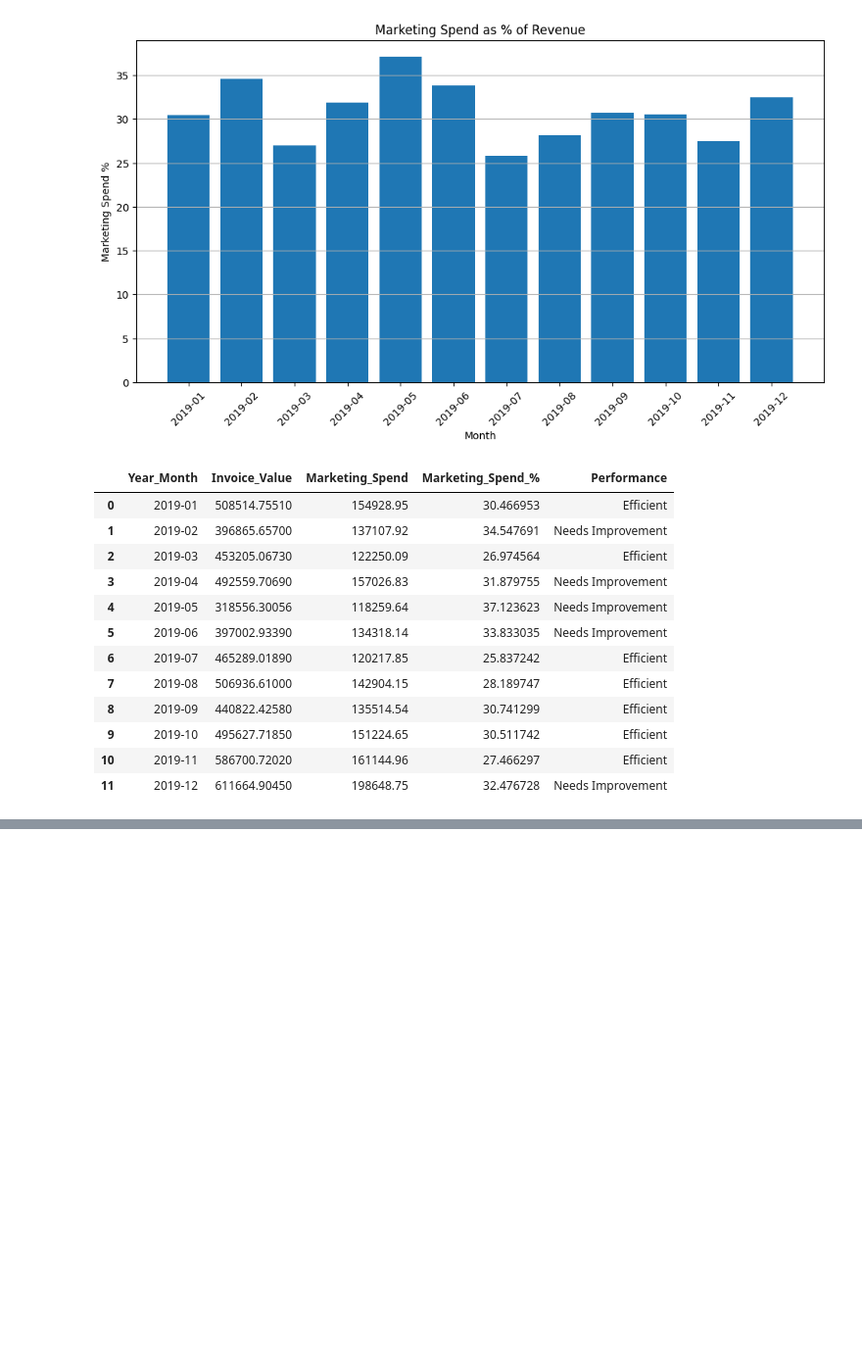
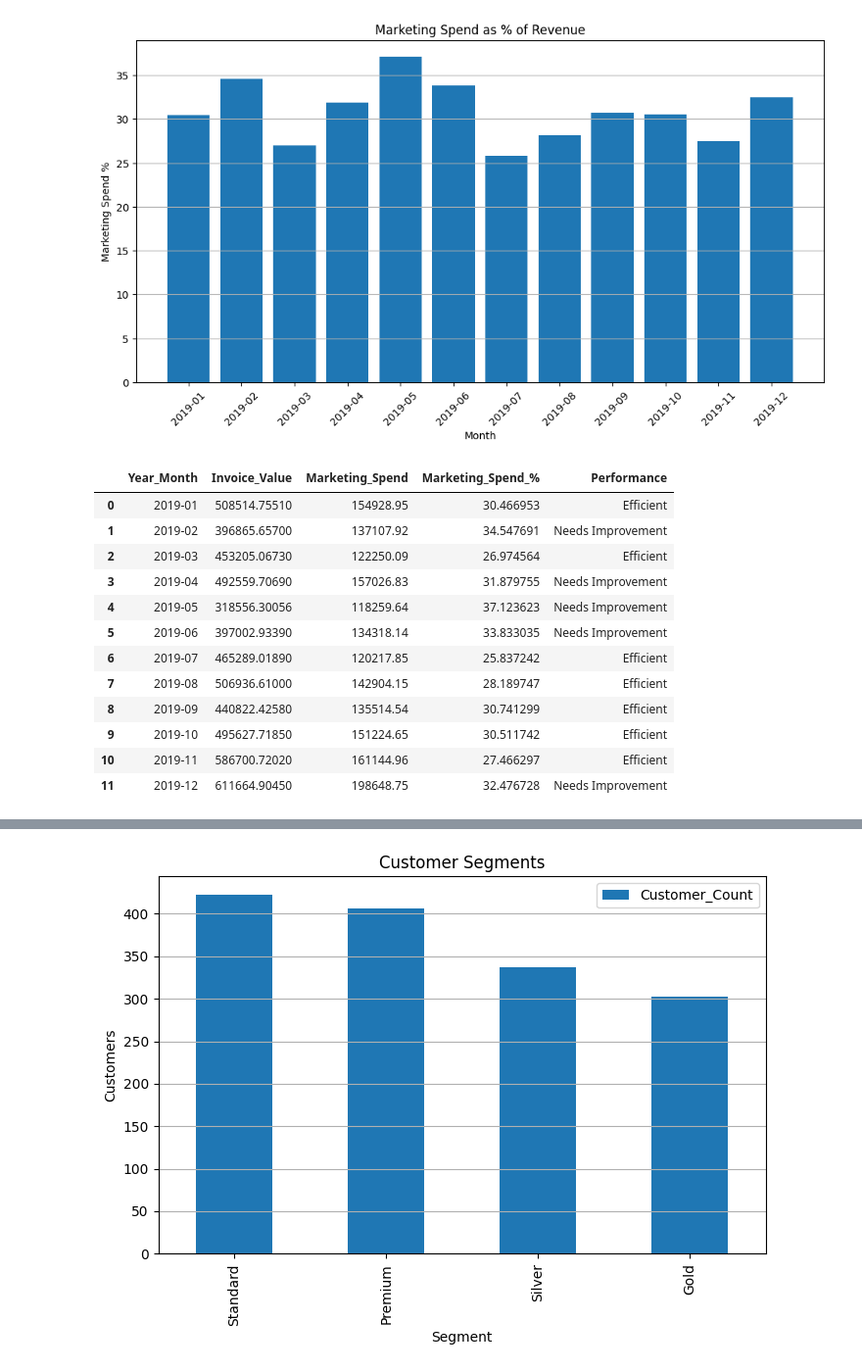
Before and after one commit to anp2/Declarative-Pipeline, a Jupyter notebook: EcommProj.ipynb, the cells around one changed output, grey strips where cells are left out. Shown at 98% size. Cells and saved outputs as stored; diff of their text form; code cells hidden in the pictures; blank space fills up the shorter version.

```diff
--- a/EcommProj.ipynb
+++ b/EcommProj.ipynb
@@ -2400,0 +2403,10 @@ marketing_analysis
+# %%
+# Define a reference date
+# Use one day after the latest transaction date.
+
+reference_date = (
+    merged_df['Transaction_Date'].max()
+    + pd.Timedelta(days=1)
+)
+
+print(reference_date)
@@ -2400,0 +2558,10 @@ marketing_analysis
+# %%
+rfm['Customer_Segment'] = (
+
+    rfm['RFM_Score']
+
+    .apply(segment_customer)
+
+)
+
+rfm.head()
@@ -2400,0 +2656,40 @@ marketing_analysis
+# %%
+# Visualize Segments
+
+import matplotlib.pyplot as plt
+
+segment_summary.plot(
+
+    kind='bar',
+
+    x='Customer_Segment',
+
+    y='Customer_Count',
+
+    figsize=(8,5)
+
+)
+
+plt.title(
+
+    'Customer Segments'
+
+)
+
+plt.xlabel(
+
+    'Segment'
+
+)
+
+plt.ylabel(
+
+    'Customers'
+
+)
+
+plt.grid(axis='y')
+
+plt.show()
+# %% [output]
+[figure, added]
```
Also changed, not shown: parts of 12 cells of this notebook.
